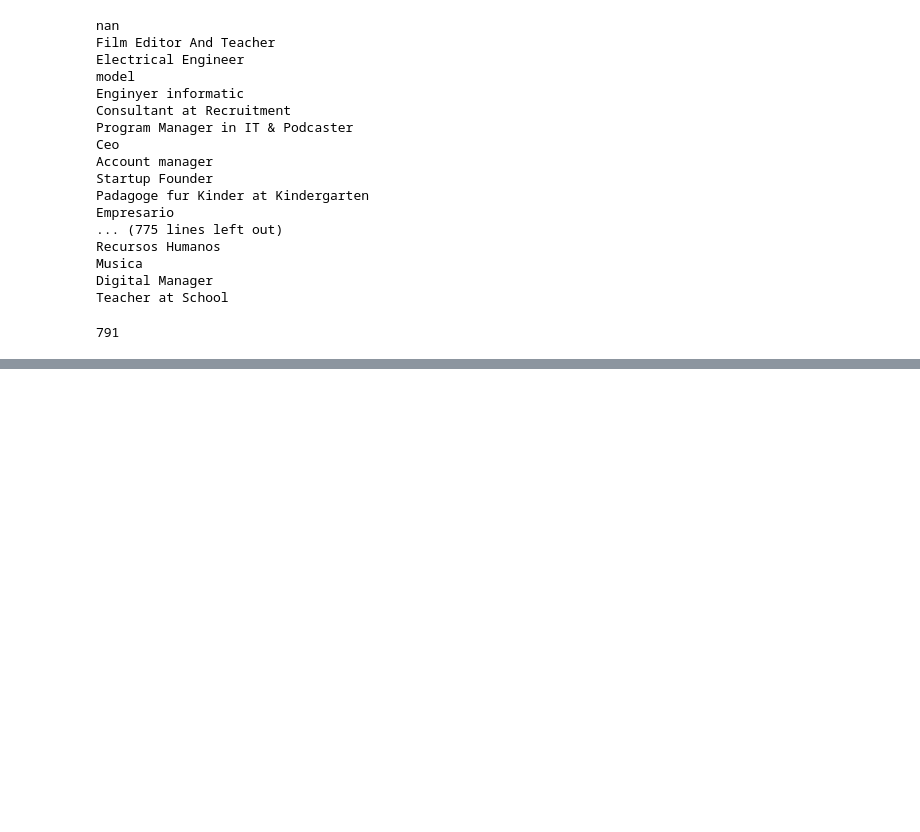
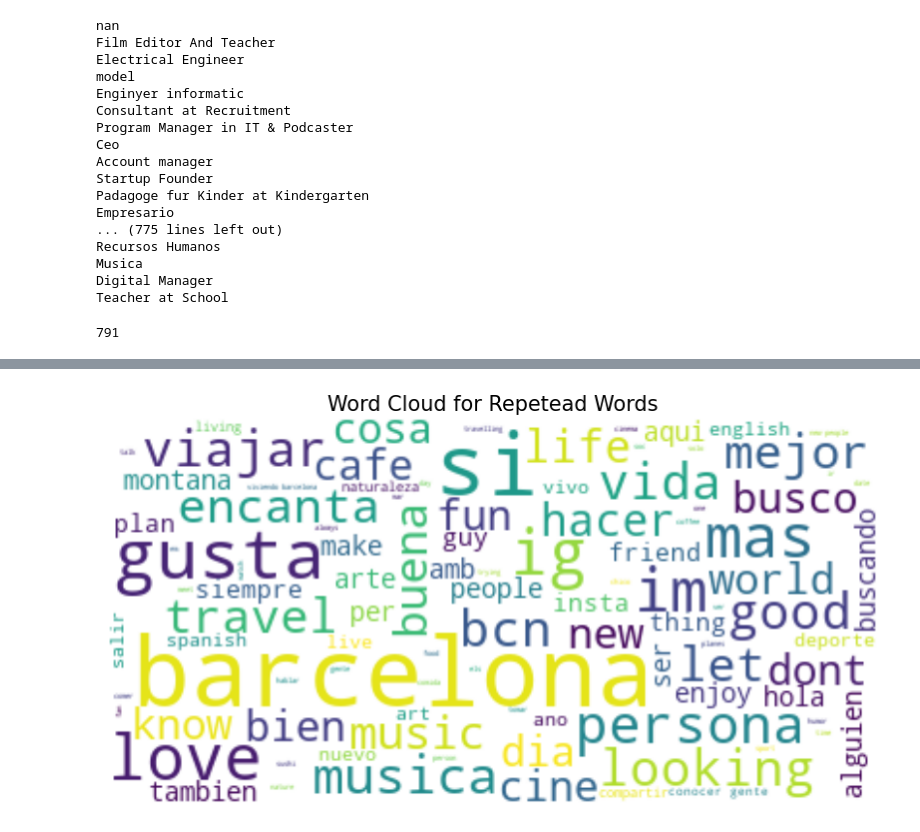
Before and after one commit to rorichavez/final_project, a Jupyter notebook: notebook/cleaning.ipynb, the cells around one changed output, grey strips where cells are left out. Drawn from its saved outputs; the diff is of its cells as text; code cells hidden in the pictures; blank space fills up the shorter version.

```diff
--- a/notebook/cleaning.ipynb
+++ b/notebook/cleaning.ipynb
@@ -273,0 +238,34 @@ df.head()
+# %%
+# Step 1: Remove NaN values and 'NaN' strings
+df.dropna(subset=['about_me'], inplace=True)
+df = df[df['about_me'].str.lower() != 'nan']
+
+# Step 2: Convert all values to text strings
+df['about_me'] = df['about_me'].astype(str)
+
+# Step 3: Remove spaces at the beginning and end of each string, convert to lowercase and replace
+df['about_me'] = df['about_me'].str.strip().str.lower().str.replace('\n', ' ')
+
+# Step 4: Removing punctuation marks
+df['about_me'] = df['about_me'].apply(lambda x: re.sub(r'[^\w\s]', '', x))
+
+# Step 5: Apply the function to remove stop words
+df['about_me'] = df['about_me'].apply(remove_stop_words)
+# %%
+# Function to generate a word cloud
+def generate_word_cloud(data, title):
+    text = " ".join(review for review in data)
+    wordcloud = WordCloud(max_font_size=50, max_words=100, background_color="white").generate(text)
+
+    plt.figure(figsize=(10, 7))
+    plt.imshow(wordcloud, interpolation='bilinear')
+    plt.title(title, fontsize=15)
+    plt.axis("off")
+    plt.show()
+# %%
+# Generate word clouds for the most repeated words.
+about_me = df.about_me
+
+generate_word_cloud(about_me, "Word Cloud for Repetead Words")
+# %% [output]
+[figure, added]
```
Also changed, not shown: parts of 13 cells of this notebook, 2 other files.
